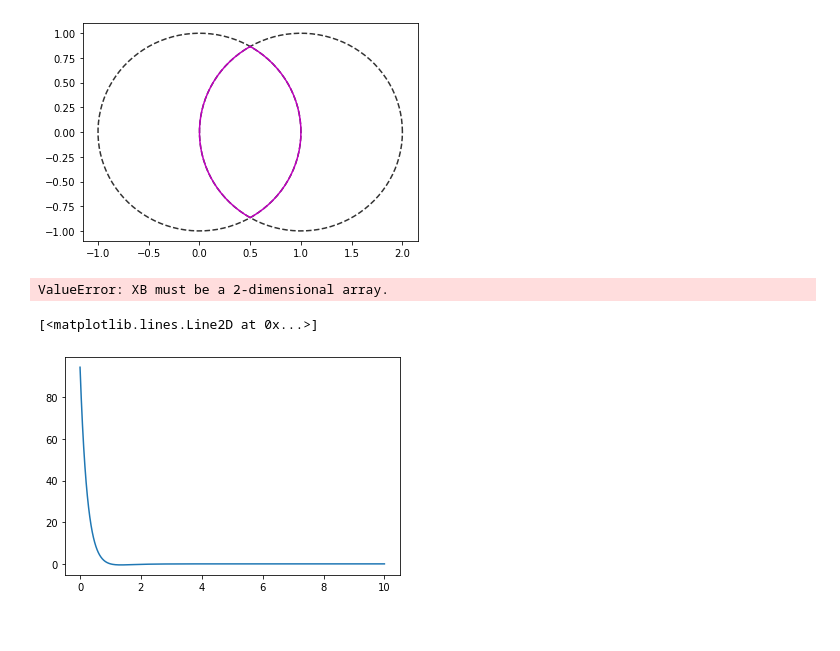
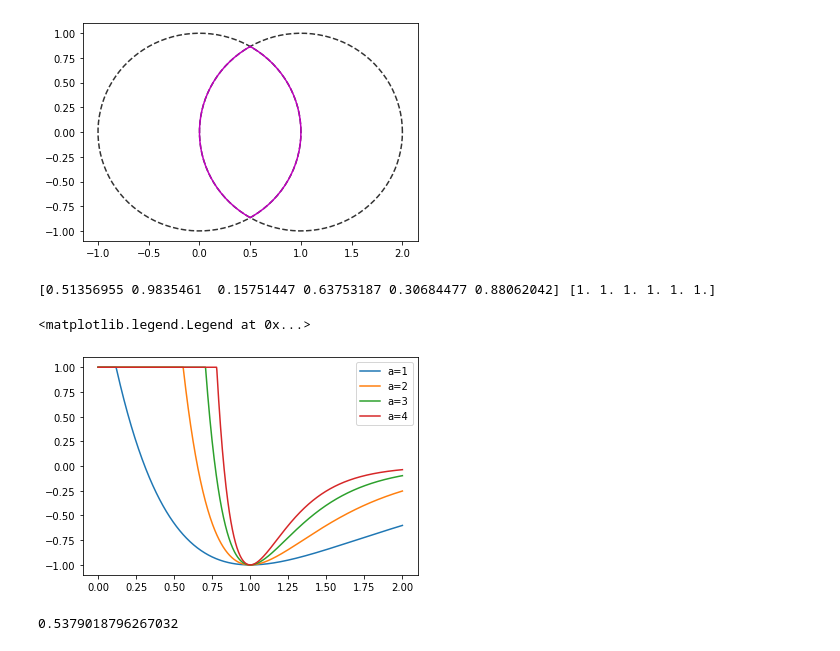
Before and after one commit to SchardtS/Cell-Differentiation, a Jupyter notebook: Testing Ground.ipynb, the cells around one changed output. Drawn from its saved outputs; the diff is of its cells as text; code cells hidden in the pictures.

```diff
--- a/Testing Ground.ipynb
+++ b/Testing Ground.ipynb
@@ -111,27 +111,36 @@ plt.plot(x,y, 'm')
 False
 [<matplotlib.lines.Line2D at 0x...>]
 [figure]
-# %%
-from scipy.spatial.distance import cdist
-
-a = np.random.rand(6,2)
-b = np.random.rand(10,2)
-
-c = cdist(a,b[0])
-ind = np.unravel_index(np.argmin(c), c.shape)
-
-print(np.linalg.norm(a[ind[0]] - b[ind[1]]), np.min(c))
-print(np.shape(a))
-# %% [output]
-ValueError: XB must be a 2-dimensional array.
-# %%
-r = 1
-a = 2
-F0 = 1
-dist = np.linspace(0,10,1000)
-F_b = F0*2*(np.exp(-2*a*(dist-r)) - np.exp(-a*(dist-r)))
-
-plt.plot(dist, F_b)
-# %% [output]
-[<matplotlib.lines.Line2D at 0x...>]
-[figure, removed]
+# %%
+from scipy.spatial.distance import cdist
+
+a = np.random.rand(6)
+
+print(a, np.maximum(a, 1))
+# %% [output]
+[0.51356955 0.9835461  0.15751447 0.63753187 0.30684477 0.88062042] [1. 1. 1. 1. 1. 1.]
+# %%
+import numpy as np
+import matplotlib.pyplot as plt
+
+r = 1
+F0 = 1
+F1 = 1
+
+dist = np.linspace(0,2,1000)
+F_b = lambda a: F0*(np.exp(-2*a*(dist-r)) - 2*np.exp(-a*(dist-r)))
+F_rep = lambda a: F0*np.exp(-2*a*(dist-r))
+F_adh = lambda a: - F0*2*np.exp(-a*(dist-r))
+
+plt.plot(dist, np.minimum(F_b(1),1), label = 'a=1')
+plt.plot(dist, np.minimum(F_b(2),1), label = 'a=2')
+plt.plot(dist, np.minimum(F_b(3),1), label = 'a=3')
+plt.plot(dist, np.minimum(F_b(4),1), label = 'a=4')
+plt.legend()
+# %% [output]
+<matplotlib.legend.Legend at 0x...>
+[figure, added]
+# %%
+print(1-np.log(2)/1.5)
+# %% [output]
+0.5379018796267032
```
Also changed, not shown: 5 other files.
